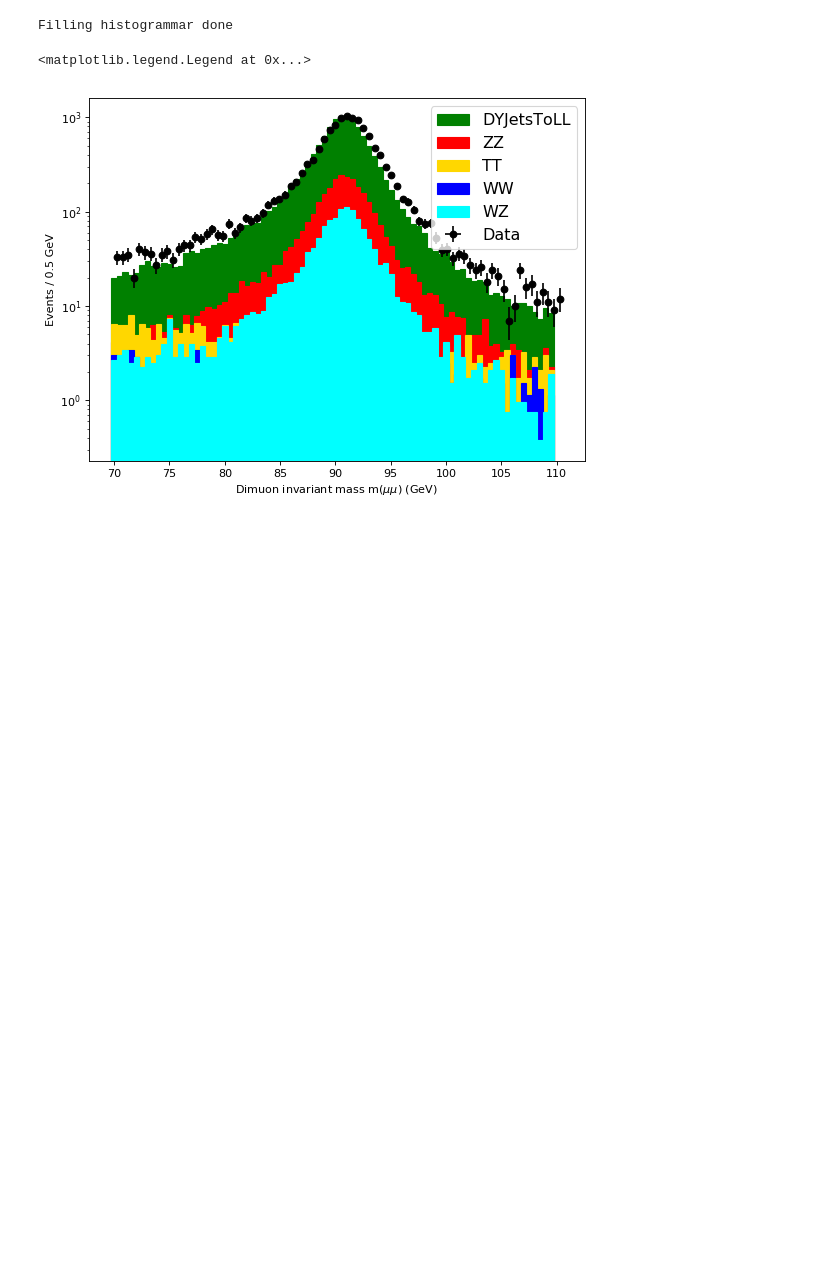
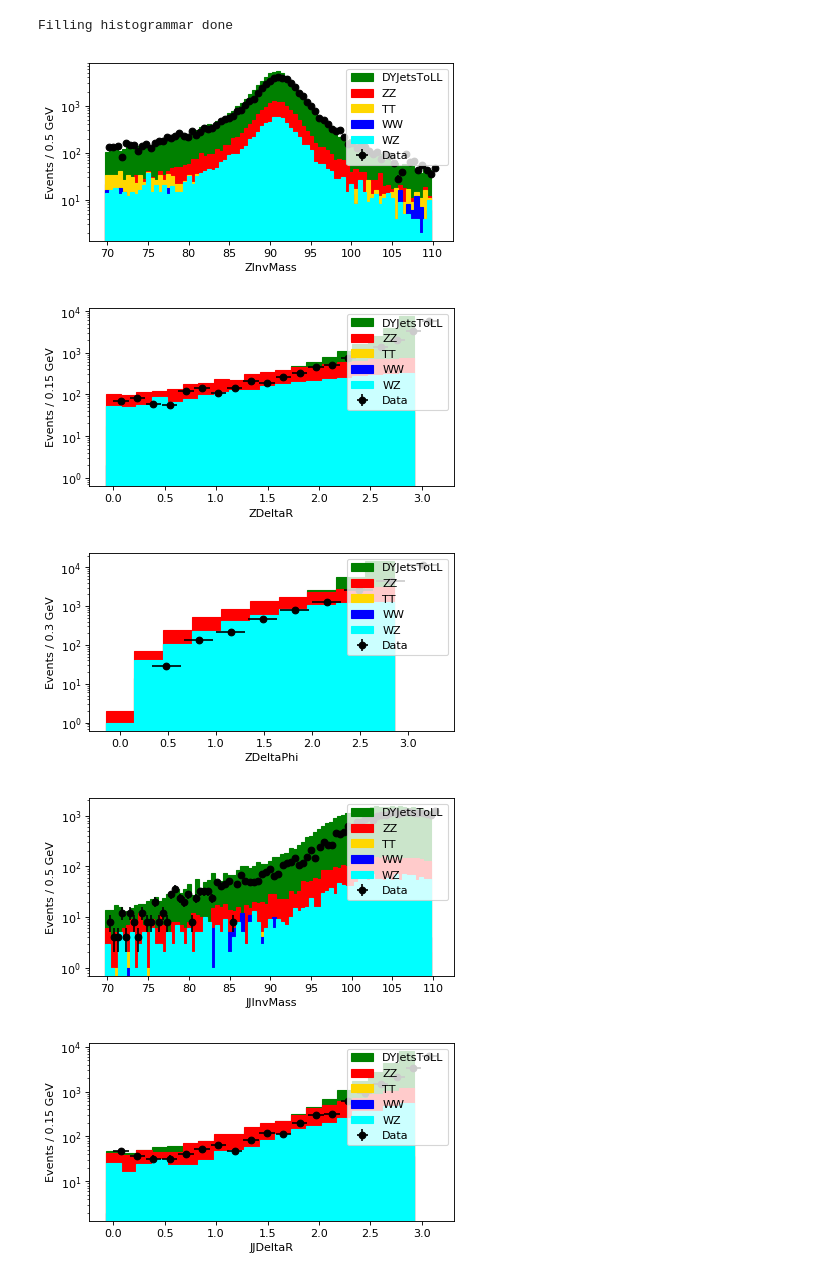
Before and after one commit to khurtado/PadovaBIGDATA, a Jupyter notebook: Docker_dev/notebooks/Zpeak_Nanoaod_keras-SPARK.ipynb, the cells around one changed output. Drawn from its saved outputs; the diff is of its cells as text; code cells hidden in the pictures; blank space fills up the shorter version.

```diff
--- a/Docker_dev/notebooks/Zpeak_Nanoaod_keras-SPARK.ipynb
+++ b/Docker_dev/notebooks/Zpeak_Nanoaod_keras-SPARK.ipynb
@@ -489,31 +478,52 @@ print 'Filling histogrammar done'
 # %% [output]
 Filling histogrammar done
 # %%
-# variable for plotting
-VARIABLE = 'ZInvMass'
+for VARIABLE, num in zip(['ZInvMass','ZDeltaR','ZDeltaPhi','JJInvMass','JJDeltaR','JJDeltaPhi','ZJJDeltaR'],
+                         ['331','332','333','334','335','336','337']
+                        ):
 
-fig = plt.figure(num=None, figsize=(8, 6), dpi=80, facecolor='w', edgecolor='k')
+    fig = plt.figure(num=None, figsize=(20, 10), dpi=80, facecolor='w', edgecolor='k')
 
-aHisto   = bulkHisto("SingleMuon")(VARIABLE)
-nBins    = len(aHisto.values)
-edges    = np.linspace(aHisto.low, aHisto.high, nBins + 1)
-width    = (aHisto.high - aHisto.low) / nBins
+    #aHisto   = bulkHisto("SingleMuon")(VARIABLE)
+    #nBins    = len(aHisto.values)
+    #edges    = np.linspace(aHisto.low, aHisto.high, nBins + 1)
+    #width    = (aHisto.high - aHisto.low) / nBins
 
-plotVals = {}
-for k in ['DYJetsToLL','ZZ','TT','WW','WZ']:
-    plotVals[k] = [x.sum*0.19 for x in bulkHisto(k)(VARIABLE).values]
-    plt.bar(edges[:-1], plotVals[k], width=width, label=k, color=samples[k]['color'], edgecolor=samples[k]['color'], fill=True, log=True)
+    plotVals = {}
+    plt.subplot(num)
 
-xdata   = np.linspace(aHisto.low+0.5*width, aHisto.high+0.5*width, nBins)
-ydata   = [x.sum for x in bulkHisto('SingleMuon')(VARIABLE).values]
-yerror  = [x**0.5 for x in ydata]
+    #for k in bulkHisto.bins:
+    for k in ['DYJetsToLL','ZZ','TT','WW','WZ']:
+        aHisto   = bulkHisto(k)(VARIABLE)
+        nBins    = len(aHisto.values)
+        edges    = np.linspace(aHisto.low, aHisto.high, nBins + 1)
+        width    = (aHisto.high - aHisto.low) / nBins
 
-plt.errorbar(xdata, ydata, fmt='ko', label="Data", xerr=width/2, yerr=yerror, ecolor='black')
+        #plotVals[k] = [x.toJson()['data']*0.19 for x in bulkHisto(k)(VARIABLE).values]
+        plotVals[k] = [x.sum for x in bulkHisto(k)(VARIABLE).values]
+        plt.bar(edges[:-1], plotVals[k], width=width, label=k, color=samples[k]['color'], edgecolor=samples[k]['color'], fill=True)
 
-plt.xlabel('Dimuon invariant mass m($\mu\mu$) (GeV)')
-plt.ylabel('Events / 0.5 GeV')
-#plt.yscale('log')
-plt.legend(loc='upper right', fontsize='x-large', )
+    xdata   = np.linspace(aHisto.low+0.5*width, aHisto.high+0.5*width, nBins)
+    #ydata   = [x.toJson()['data'] for x in bulkHisto('SingleMuon')(VARIABLE).values]
+    ydata   = [x.sum*4 for x in bulkHisto('SingleMuon')(VARIABLE).values]
+    yerror  = [x**0.5 for x in ydata]
+
+    plt.errorbar(xdata, ydata, fmt='ko', label="Data", xerr=width/2, yerr=yerror, ecolor='black')
+
+    #if VARIABLE[-2:] == "Pt":
+    #    plt.xlabel('Pt of Muon (GeV/c)')
+    #elif VARIABLE[-4:] == "Mass":
+    #    plt.xlabel('Dimuon invariant mass m($\mu\mu$) (GeV)')
+    #else:
+    #    plt.xlabel('Angular Unit')
+    plt.xlabel('%s' %VARIABLE)
+
+    plt.ylabel('Events / %s GeV' %width)
+    plt.yscale('log')
+    plt.legend(loc='upper right', fontsize='x-large', prop={'size': 10})
 # %% [output]
-<matplotlib.legend.Legend at 0x...>
-[figure, old version]
+[figure, new version]
+[figure, added]
+[figure, added]
+[figure, added]
+[figure, added]
```
Also changed, not shown: parts of 26 cells of this notebook.
